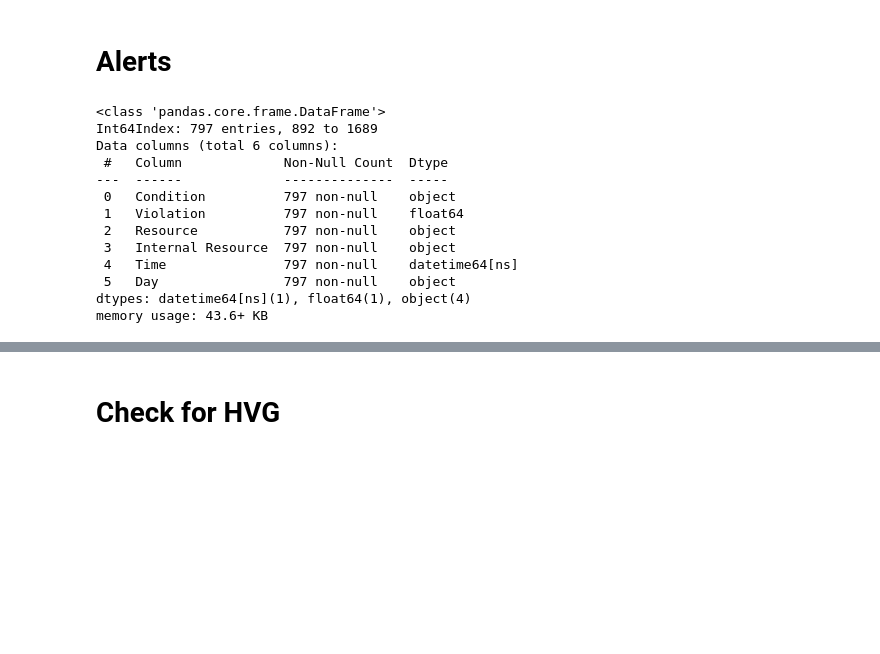
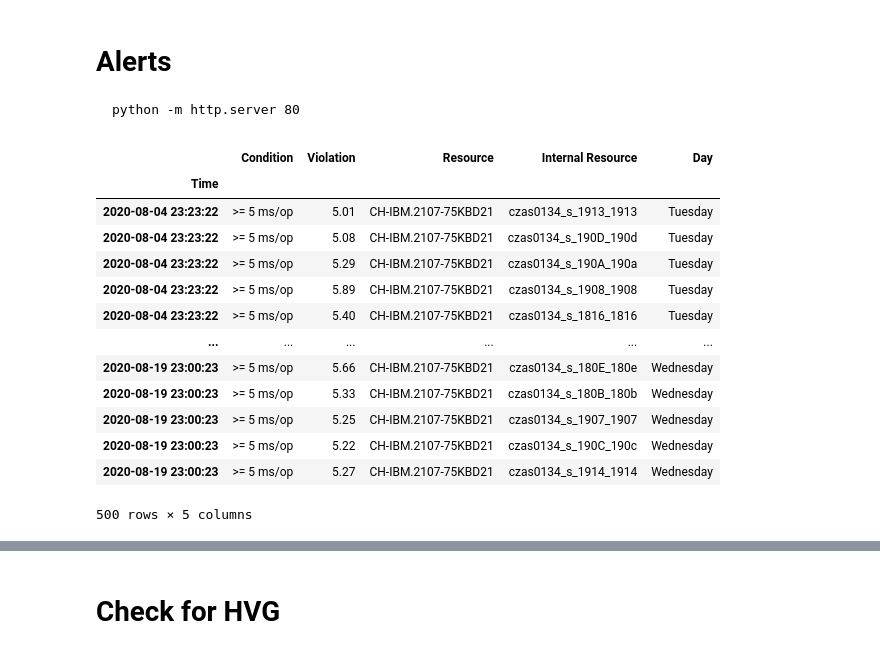
Before and after one commit to loosak/pysnippets, a Jupyter notebook: alerts.ipynb, the cells around one changed output, grey strips where cells are left out. Drawn from its saved outputs; the diff is of its cells as text; code cells hidden in the pictures; blank space fills up the shorter version.

````diff
--- a/alerts.ipynb
+++ b/alerts.ipynb
@@ -1,5 +1,9 @@
-# %% [markdown]
-# Alerts
+# %% [markdown]
+# Alerts
+
+```
+python -m http.server 80
+```
 # %%
 import pandas as pd
 import numpy as np
@@ -7,30 +11,32 @@ import datetime as dt
 import matplotlib.pyplot as plt
 plt.rcParams.update({'figure.figsize': (14, 10),})
 # %%
-df = pd.read_csv('alerts.2020.07.csv', sep=',')
+df = pd.read_csv('alerts.2020.08.csv', sep=',')
 df['Time'] = pd.to_datetime(df['Occurrence Time'])
 df.drop(columns=['Occurrence Time','Alert Name', 'Severity', 'Alert Source'], inplace=True)
 df['Day'] = df['Time'].apply(lambda x: pd.Timestamp.to_pydatetime(x).strftime("%A"))
-
 df.Violation = df.Violation.str.strip(' ms/op')
 df.drop(df[df.Violation == 'Warning'].index.values.tolist(),inplace=True)
 df.Violation = pd.to_numeric(df.Violation)
 #df.Violation = df.Violation.apply(lambda x: float(x))
 
-df = df[(df['Time'] > dt.datetime(2020,7,1))] # last month
-df.Violation = df.Violation.apply(lambda x: float(x))
-df.info()
+#df = df[(df['Time'] > dt.datetime(2020,7,1))] # last month
+df.set_index('Time', inplace=True)
+df =  df[df.index.month > dt.datetime.now().month-1]
+
+df
 # %% [output]
+|  | Condition | Violation | Resource | Internal Resource | Day |
+| Time |  |  |  |  |  |
+| 2020-08-04 23:23:22 | >= 5 ms/op | 5.01 | CH-IBM.2107-75KBD21 | czas0134_s_1913_1913 | Tuesday |
+| 2020-08-04 23:23:22 | >= 5 ms/op | 5.08 | CH-IBM.2107-75KBD21 | czas0134_s_190D_190d | Tuesday |
+| 2020-08-04 23:23:22 | >= 5 ms/op | 5.29 | CH-IBM.2107-75KBD21 | czas0134_s_190A_190a | Tuesday |
+| 2020-08-04 23:23:22 | >= 5 ms/op | 5.89 | CH-IBM.2107-75KBD21 | czas0134_s_1908_1908 | Tuesday |
+| 2020-08-04 23:23:22 | >= 5 ms/op | 5.40 | CH-IBM.2107-75KBD21 | czas0134_s_1816_1816 | Tuesday |
+| ... | ... | ... | ... | ... | ... |
+| 2020-08-19 23:00:23 | >= 5 ms/op | 5.66 | CH-IBM.2107-75KBD21 | czas0134_s_180E_180e | Wednesday |
+| 2020-08-19 23:00:23 | >= 5 ms/op | 5.33 | CH-IBM.2107-75KBD21 | czas0134_s_180B_180b | Wednesday |
+| 2020-08-19 23:00:23 | >= 5 ms/op | 5.25 | CH-IBM.2107-75KBD21 | czas0134_s_1907_1907 | Wednesday |
+| 2020-08-19 23:00:23 | >= 5 ms/op | 5.22 | CH-IBM.2107-75KBD21 | czas0134_s_190C_190c | Wednesday |
+| 2020-08-19 23:00:23 | >= 5 ms/op | 5.27 | CH-IBM.2107-75KBD21 | czas0134_s_1914_1914 | Wednesday |
-<class 'pandas.core.frame.DataFrame'>
-Int64Index: 797 entries, 892 to 1689
-Data columns (total 6 columns):
- #   Column             Non-Null Count  Dtype
----  ------             --------------  -----
- 0   Condition          797 non-null    object
- 1   Violation          797 non-null    float64
- 2   Resource           797 non-null    object
- 3   Internal Resource  797 non-null    object
- 4   Time               797 non-null    datetime64[ns]
- 5   Day                797 non-null    object
-dtypes: datetime64[ns](1), float64(1), object(4)
-memory usage: 43.6+ KB
+500 rows × 5 columns
````
Also changed, not shown: parts of 14 cells of this notebook, 17 other files.
